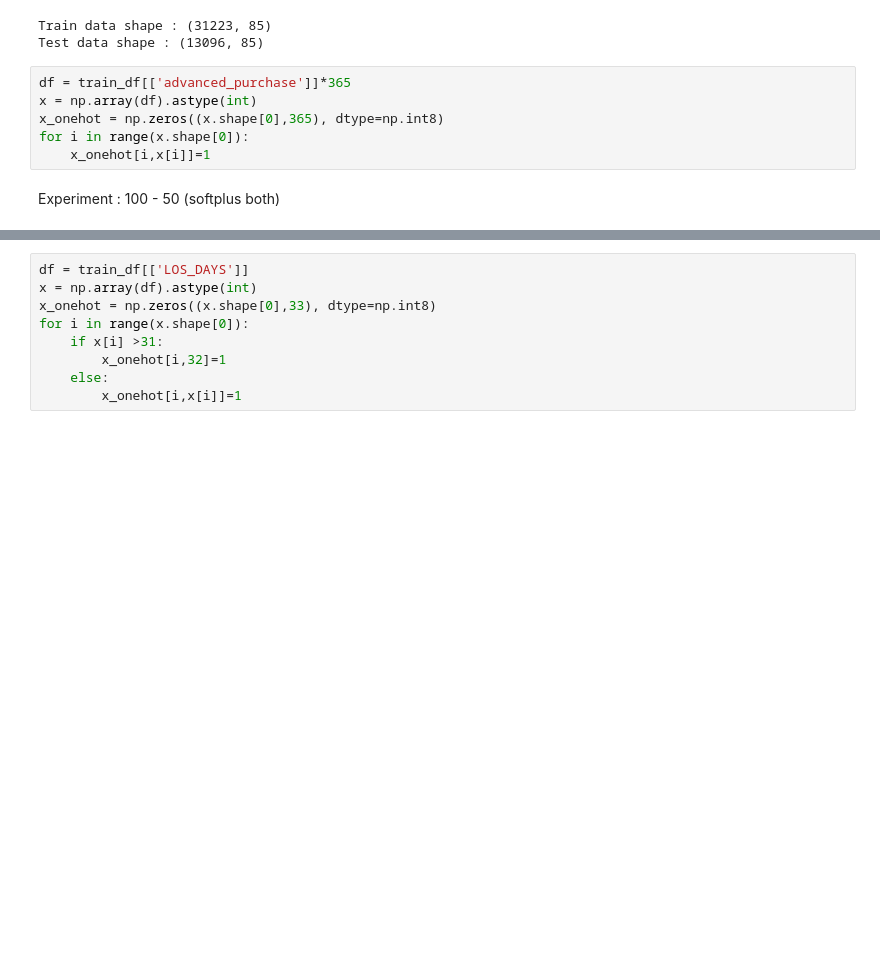
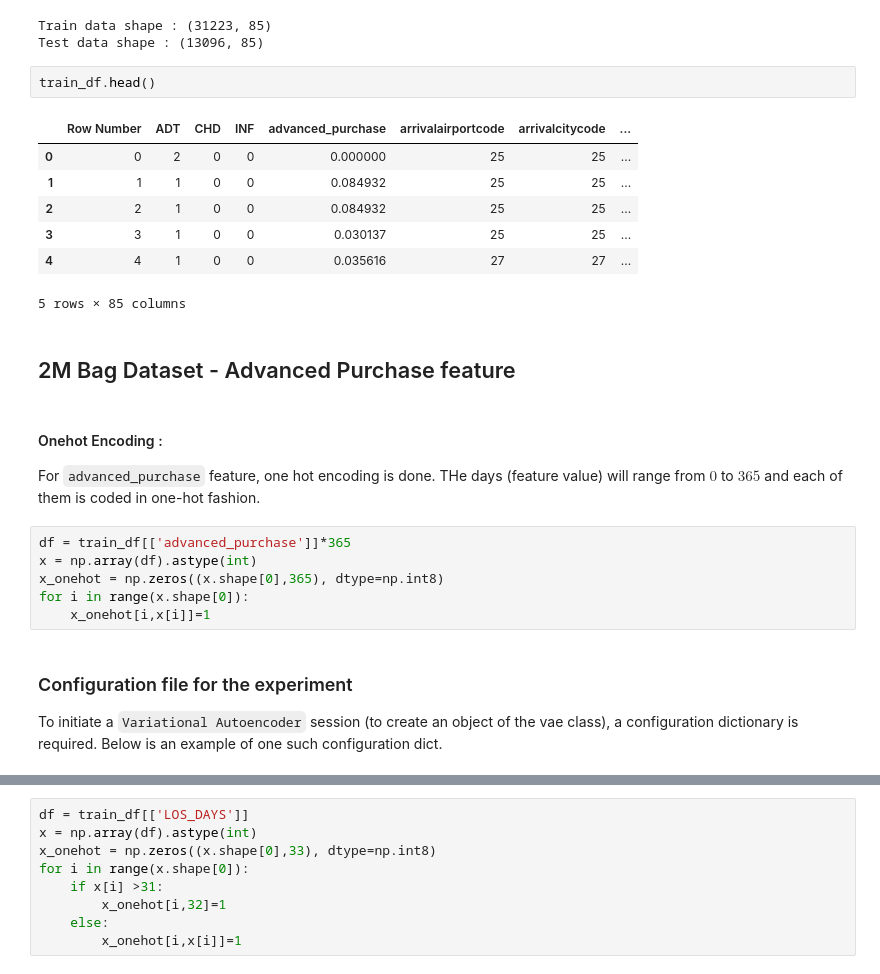
Before and after one commit to namanUIUC/Deep-Reinforcement-Learning-AAP, a Jupyter notebook: notebooks/FeatureEmbeddings/VAE_playground.ipynb, the cells around one changed output, grey strips where cells are left out. Drawn from its saved outputs; the diff is of its cells as text; blank space fills up the shorter version.

```diff
--- a/notebooks/FeatureEmbeddings/VAE_playground.ipynb
+++ b/notebooks/FeatureEmbeddings/VAE_playground.ipynb
@@ -471,14 +467,30 @@ print('Test data shape : {}'.format(test_df.shape))
 # %% [output]
 Train data shape : (31223, 85)
 Test data shape : (13096, 85)
+# %%
+train_df.head()
+# %% [output]
+|  | Row Number | ADT | CHD | INF | advanced_purchase | arrivalairportcode | arrivalcitycode | ... |
+| 0 | 0 | 2 | 0 | 0 | 0.000000 | 25 | 25 | ... |
+| 1 | 1 | 1 | 0 | 0 | 0.084932 | 25 | 25 | ... |
+| 2 | 2 | 1 | 0 | 0 | 0.084932 | 25 | 25 | ... |
+| 3 | 3 | 1 | 0 | 0 | 0.030137 | 25 | 25 | ... |
+| 4 | 4 | 1 | 0 | 0 | 0.035616 | 27 | 27 | ... |
+5 rows × 85 columns
+# %% [markdown]
+## 2M Bag Dataset - Advanced Purchase feature
+# %% [markdown]
+#### Onehot Encoding :
+For `advanced_purchase` feature, one hot encoding is done. THe days (feature value) will range from $0$ to $365$ and each of them is coded in one-hot fashion.
 # %%
 df = train_df[['advanced_purchase']]*365
 x = np.array(df).astype(int)
 x_onehot = np.zeros((x.shape[0],365), dtype=np.int8)
 for i in range(x.shape[0]):
     x_onehot[i,x[i]]=1
-# %% [markdown]
-Experiment : 100 - 50 (softplus both)
+# %% [markdown]
+### Configuration file for the experiment
+To initiate a `Variational Autoencoder` session (to create an object of the vae class), a configuration dictionary is required. Below is an example of one such configuration dict.
 # %%
 config = {'name' : 'Advanced_purchase_vae',
           'ndims': x_onehot.shape[1],
```
Also changed, not shown: parts of 47 cells of this notebook, 1 other file.
